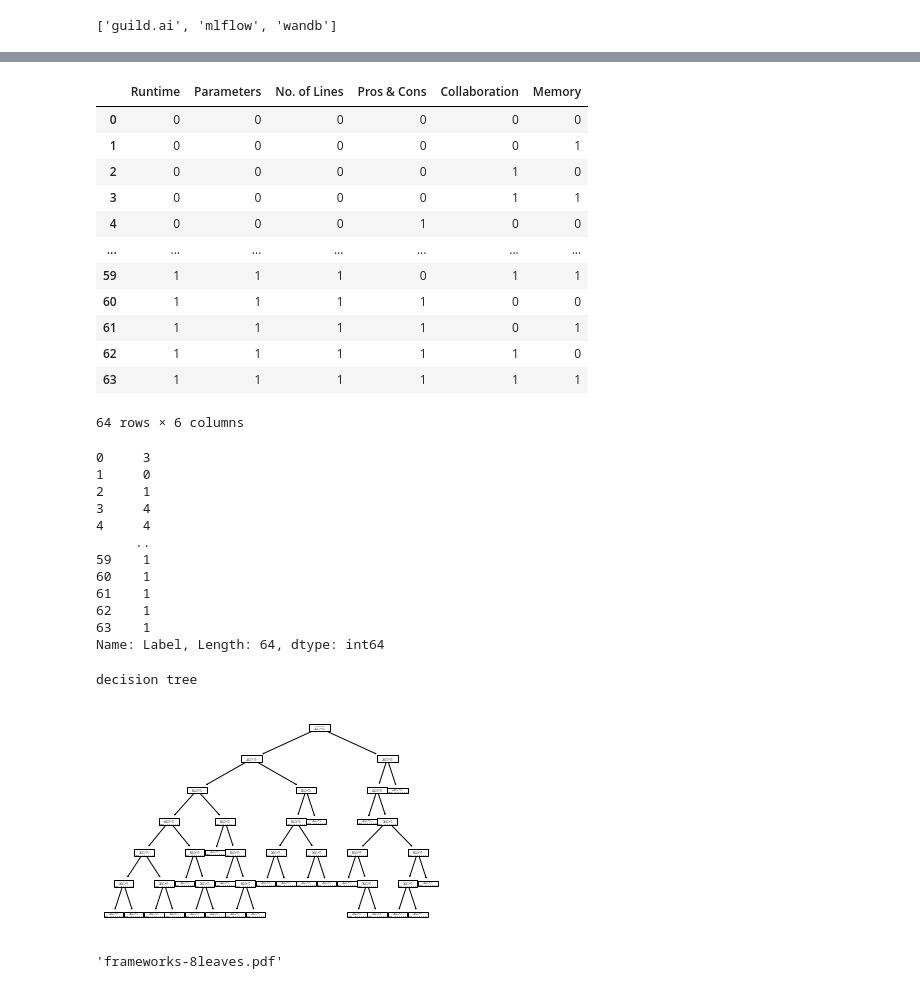
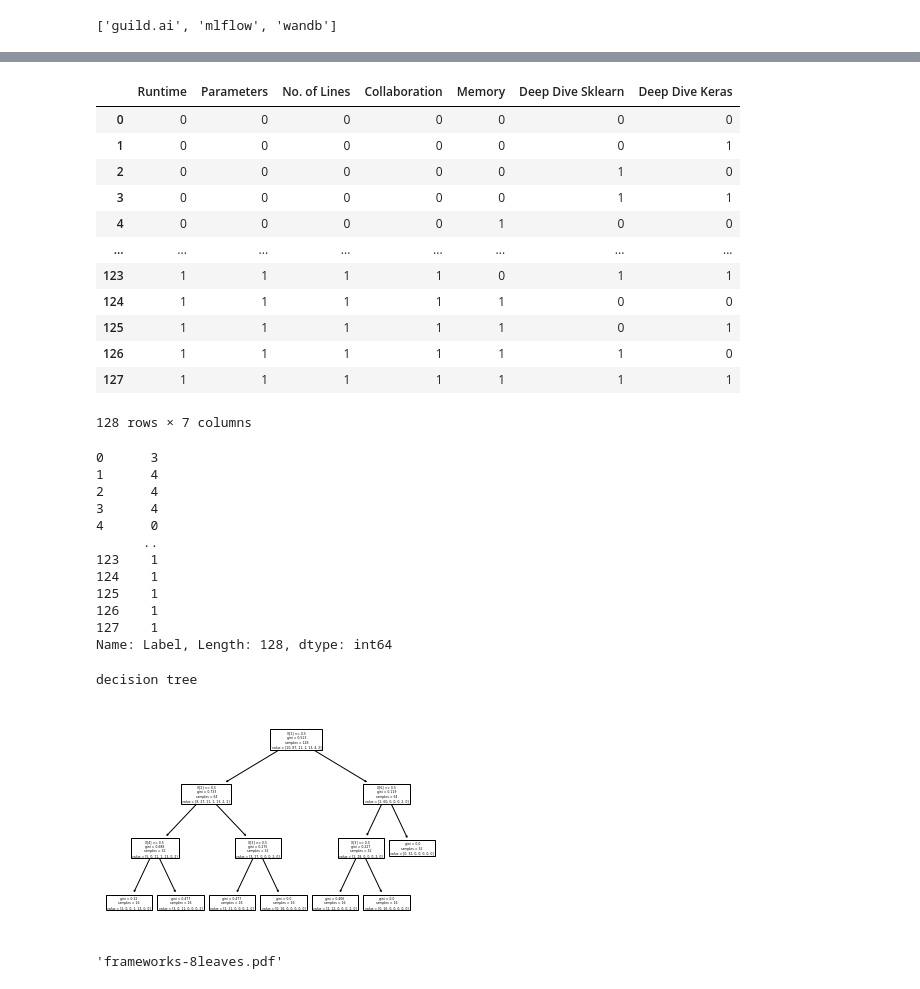
Before and after one commit to pandorica-opens/Reproducibility-Tools-in-Machine-Learning, a Jupyter notebook: Decision tree/Decision tree.ipynb, the cells around one changed output, grey strips where cells are left out. Drawn from its saved outputs; the diff is of its cells as text; code cells hidden in the pictures.

Commit message:
decision tree recompute

```diff
--- a/Decision tree/Decision tree.ipynb
+++ b/Decision tree/Decision tree.ipynb
@@ -28,9 +30,9 @@ for row in df.T:
 possibilities = {}
 import numpy as np
 
-for integer in range(64):
+for integer in range(2**7):
     #print(int(f'{integer:06b}'))
-    possibilities[integer] = list(f'{integer:06b}')
+    possibilities[integer] = list(f'{integer:07b}')
 # %%
 bits = pandas.DataFrame.from_dict(possibilities).T
 # %%
@@ -52,6 +54,12 @@ bits
 # %%
 bits.columns
-bits = bits.rename({0:'Runtime',1:'Parameters', 2:'No. of Lines',3:'Pros & Cons', 4:'Collaboration',5:'Memory'}, axis='columns')
+bits = bits.rename({0:'Runtime',
+                    1:'Parameters',
+                    2:'No. of Lines',
+                    3:'Collaboration',
+                    4:'Memory',
+                    5:'Deep Dive Sklearn',
+                    6:'Deep Dive Keras'}, axis='columns')
 # %%
 bits
 # %% [output]
@@ -152,7 +160,8 @@ labels = [int(x) if len(x)==1 else x for x in labels]
 labels = [3 if np.array_equal(x, np.asarray([2, 0, 1])) else x for x in labels]
 labels = [4 if np.array_equal(x, np.asarray([2, 1])) else x for x in labels]
 labels = [5 if np.array_equal(x, np.asarray([0, 1])) else x for x in labels]
+labels = [6 if np.array_equal(x, np.asarray([2, 0])) else x for x in labels]
 labels
-# 0 = guild ai, 1 = mlflow, 2 = wandb, 3 = all labels, 4 = wandb & mlflow , 5 = guild ai & mlflow
+# 0 = guild ai, 1 = mlflow, 2 = wandb, 3 = all labels, 4 = wandb & mlflow , 5 = guild ai & mlflow, 6 = wandb&guild.ai
 # %% [output]
 [3,
@@ -192,45 +201,45 @@ bits
 # %%
-data = bits.loc[:,'Runtime':'Memory']
+data = bits.loc[:,'Runtime':'Deep Dive Keras']
 data
 # %% [output]
-|  | Runtime | Parameters | No. of Lines | Pros & Cons | Collaboration | Memory |
-| 0 | 0 | 0 | 0 | 0 | 0 | 0 |
-| 1 | 0 | 0 | 0 | 0 | 0 | 1 |
-| 2 | 0 | 0 | 0 | 0 | 1 | 0 |
-| 3 | 0 | 0 | 0 | 0 | 1 | 1 |
-| 4 | 0 | 0 | 0 | 1 | 0 | 0 |
-| ... | ... | ... | ... | ... | ... | ... |
-| 59 | 1 | 1 | 1 | 0 | 1 | 1 |
-| 60 | 1 | 1 | 1 | 1 | 0 | 0 |
-| 61 | 1 | 1 | 1 | 1 | 0 | 1 |
-| 62 | 1 | 1 | 1 | 1 | 1 | 0 |
-| 63 | 1 | 1 | 1 | 1 | 1 | 1 |
+|  | Runtime | Parameters | No. of Lines | Collaboration | Memory | Deep Dive Sklearn | Deep Dive Keras |
+| 0 | 0 | 0 | 0 | 0 | 0 | 0 | 0 |
+| 1 | 0 | 0 | 0 | 0 | 0 | 0 | 1 |
+| 2 | 0 | 0 | 0 | 0 | 0 | 1 | 0 |
+| 3 | 0 | 0 | 0 | 0 | 0 | 1 | 1 |
+| 4 | 0 | 0 | 0 | 0 | 1 | 0 | 0 |
+| ... | ... | ... | ... | ... | ... | ... | ... |
+| 123 | 1 | 1 | 1 | 1 | 0 | 1 | 1 |
+| 124 | 1 | 1 | 1 | 1 | 1 | 0 | 0 |
+| 125 | 1 | 1 | 1 | 1 | 1 | 0 | 1 |
+| 126 | 1 | 1 | 1 | 1 | 1 | 1 | 0 |
+| 127 | 1 | 1 | 1 | 1 | 1 | 1 | 1 |
-64 rows × 6 columns
+128 rows × 7 columns
 # %%
 labels = bits['Label']
 labels
 # %% [output]
-0     3
-1     0
-2     1
-3     4
-4     4
-     ..
-59    1
-60    1
-61    1
-62    1
-63    1
-Name: Label, Length: 64, dtype: int64
+0      3
+1      4
+2      4
+3      4
+4      0
+      ..
+123    1
+124    1
+125    1
+126    1
+127    1
+Name: Label, Length: 128, dtype: int64
 # %%
 from sklearn import tree
-clf = tree.DecisionTreeClassifier(random_state=0) #max_leaf_nodes=10
+clf = tree.DecisionTreeClassifier(random_state=0, max_depth=3) #max_leaf_nodes=10
 clf.fit(data, labels)
 tree.plot_tree(clf)
 print('decision tree')
 # %% [output]
 decision tree
-[figure, old version]
+[figure, new version]
 # %%
 import graphviz
 dot_data = tree.export_graphviz(clf, out_file=None,
```
Also changed, not shown: parts of 14 cells of this notebook, 5 other files.
